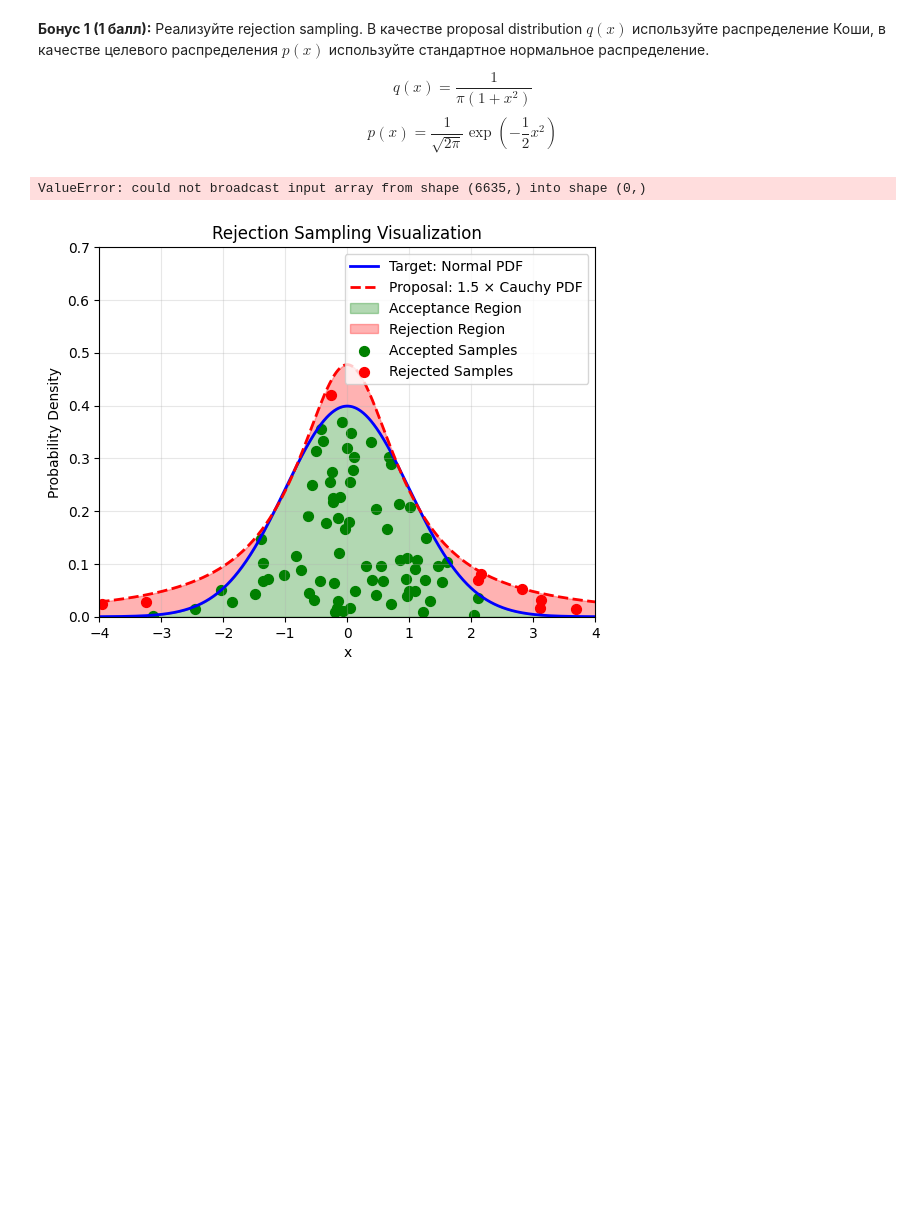
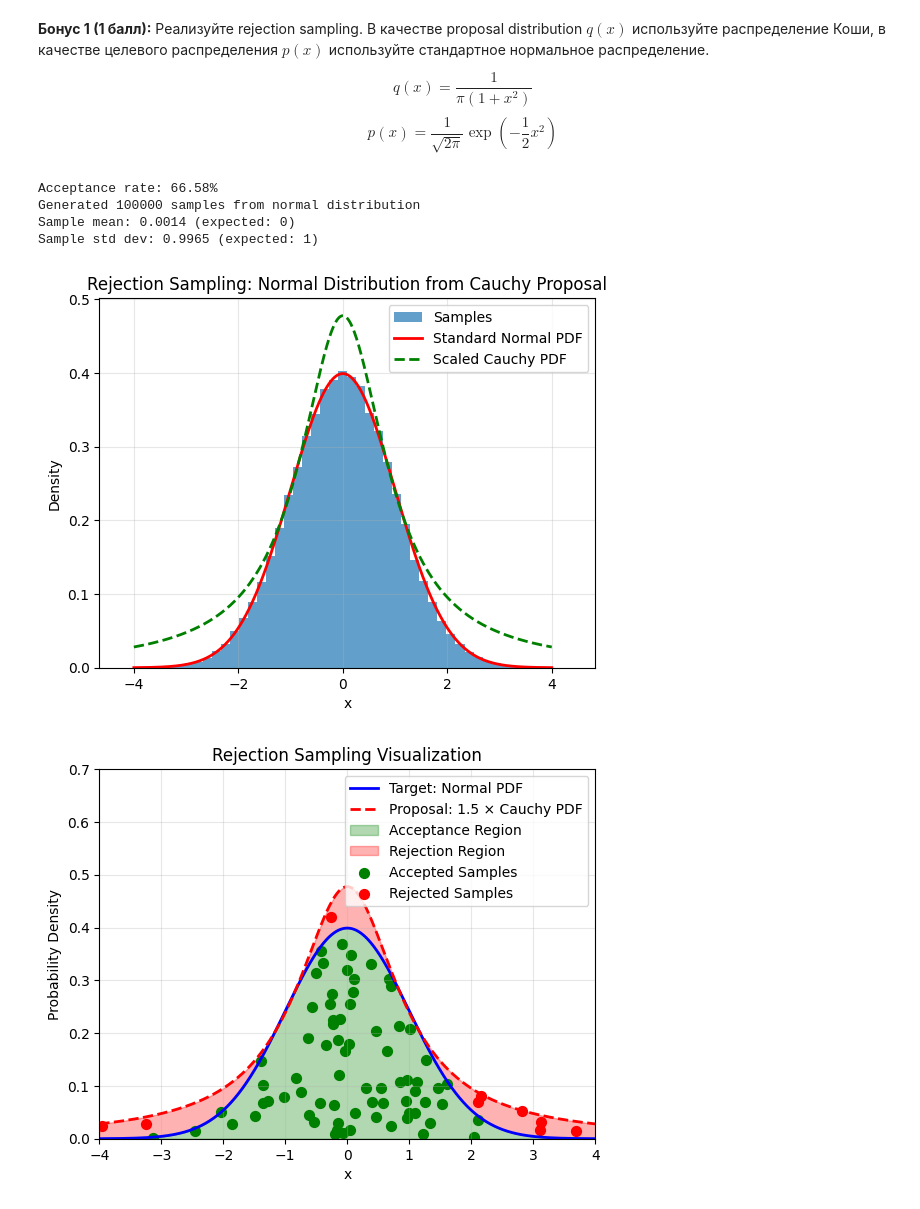
Before and after one commit to wqrxssq/labs, a Jupyter notebook: src/Mathematical_analysis/practice-02.ipynb, the cells around one changed output. Saved outputs shown, nothing was run; the diff lists cells and outputs as text; code cells hidden in the pictures; blank space fills up the shorter version.

```diff
--- a/src/Mathematical_analysis/practice-02.ipynb
+++ b/src/Mathematical_analysis/practice-02.ipynb
@@ -996,16 +997,20 @@ def rejection_sampling(
     acceptance_rate : float
         Proportion of proposals that were accepted.
     """
-    samples = np.empty(0, dtype=float)
+    # Пусть выборки будут по num_samples,
+    # тогда в худшем случае их будет в 2 раза больше чем надо(а потом лишние сэмплы выкинем)
+    samples = np.empty(num_samples * 2, dtype=float)
     count_accepted = 0
     total_draws = 0
-    while samples.size < num_samples:
+    while count_accepted < num_samples:
         y = q_sampler(num_samples)
         u = np.random.uniform(0, M * q(y), num_samples)
+
         accepted = y[u <= p(y)]
+        samples[count_accepted : count_accepted + accepted.size] = accepted
+
         count_accepted += accepted.size
         total_draws += num_samples
-        samples[samples.size : samples.size + count_accepted] = accepted
     samples = samples[:num_samples]
     return samples, count_accepted / total_draws
 # %%
@@ -1024,35 +1029,39 @@ def sample_cauchy(size: int) -> np.ndarray:
 
 
 M = 1.5
 samples, acceptance_rate = rejection_sampling(
     p=normal_pdf,
     q=cauchy_pdf,
     q_sampler=sample_cauchy,
     M=M,
-    num_samples=10000,
+    num_samples=100000,
 )
 
 mean = np.mean(samples)
 std_dev = np.std(samples)
 
 print(f"Acceptance rate: {acceptance_rate:.2%}")
 print(f"Generated {len(samples)} samples from normal distribution")
 print(f"Sample mean: {mean:.4f} (expected: 0)")
 print(f"Sample std dev: {std_dev:.4f} (expected: 1)")
 
 plt.hist(samples, bins=50, density=True, alpha=0.7, label="Samples")
 
 x = np.linspace(-4, 4, 1000)
 plt.plot(x, normal_pdf(x), "r-", lw=2, label="Standard Normal PDF")
 plt.plot(x, M * cauchy_pdf(x), "g--", lw=2, label="Scaled Cauchy PDF")
 plt.title("Rejection Sampling: Normal Distribution from Cauchy Proposal")
 
 plt.xlabel("x")
 plt.ylabel("Density")
 plt.legend()
 plt.grid(True, alpha=0.3)
 # %% [output]
-ValueError: could not broadcast input array from shape (6635,) into shape (0,)
+Acceptance rate: 66.58%
+Generated 100000 samples from normal distribution
+Sample mean: 0.0014 (expected: 0)
+Sample std dev: 0.9965 (expected: 1)
+[figure, added]
 # %%
 def visualize_rejection_sampling(
     p: Callable[[np.ndarray], np.ndarray],
```
Also changed, not shown: parts of 16 cells of this notebook.
